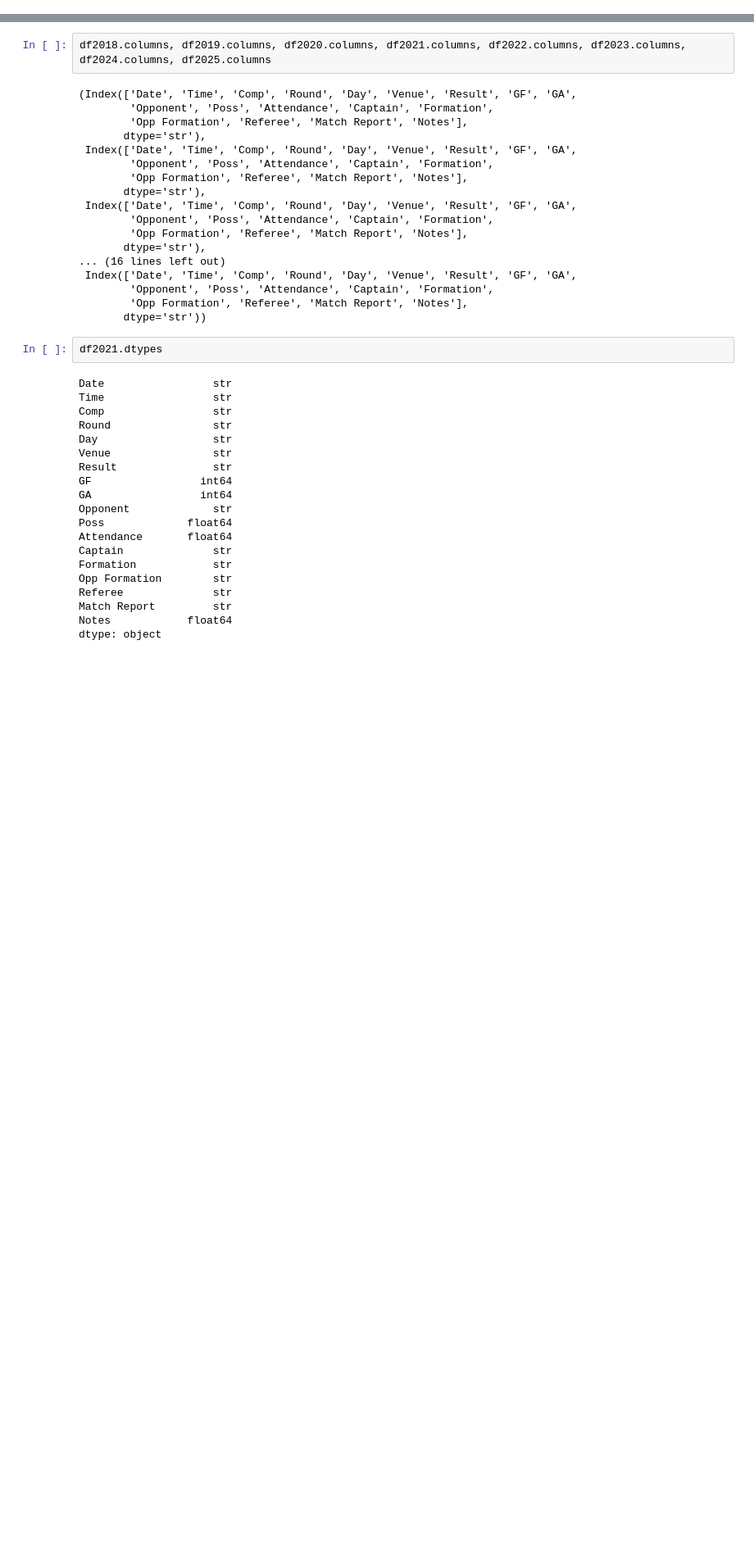
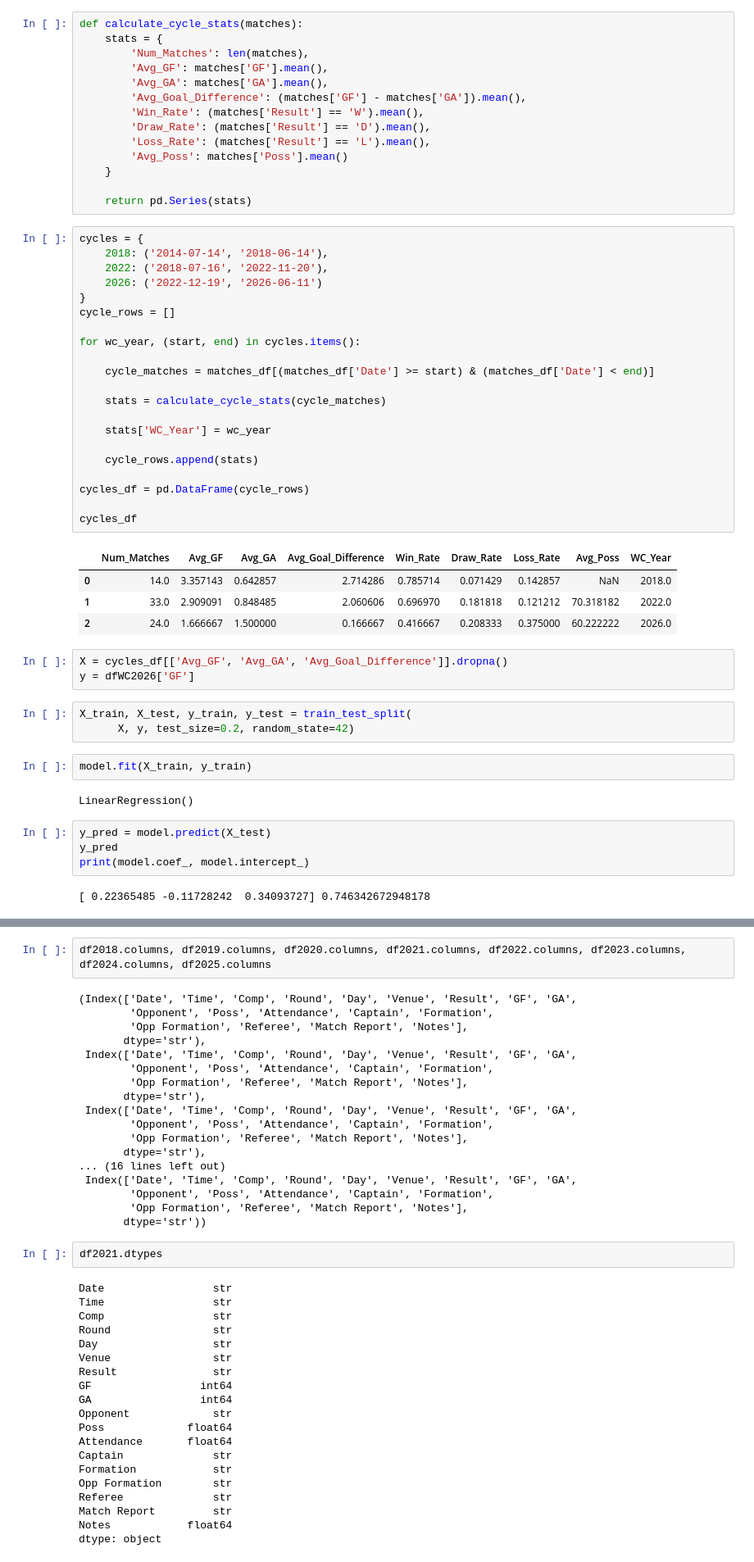
Before and after one commit to aalskdjfhg123/MDST-Sports-Soccer, a Jupyter notebook: germany/attempt2.ipynb, the cells around one changed output, grey strips where cells are left out. Shown at 82% size. Cells and saved outputs as stored; diff of their text form; blank space fills up the shorter version.

```diff
--- a/germany/attempt2.ipynb
+++ b/germany/attempt2.ipynb
@@ -20,0 +119,56 @@ dfWC2026 = pd.read_csv('germany2026WC.csv')
+# %%
+def calculate_cycle_stats(matches):
+    stats = {
+        'Num_Matches': len(matches),
+        'Avg_GF': matches['GF'].mean(),
+        'Avg_GA': matches['GA'].mean(),
+        'Avg_Goal_Difference': (matches['GF'] - matches['GA']).mean(),
+        'Win_Rate': (matches['Result'] == 'W').mean(),
+        'Draw_Rate': (matches['Result'] == 'D').mean(),
+        'Loss_Rate': (matches['Result'] == 'L').mean(),
+        'Avg_Poss': matches['Poss'].mean()
+    }
+
+    return pd.Series(stats)
+# %%
+cycles = {
+    2018: ('2014-07-14', '2018-06-14'),
+    2022: ('2018-07-16', '2022-11-20'),
+    2026: ('2022-12-19', '2026-06-11')
+}
+cycle_rows = []
+
+for wc_year, (start, end) in cycles.items():
+
+    cycle_matches = matches_df[(matches_df['Date'] >= start) & (matches_df['Date'] < end)]
+
+    stats = calculate_cycle_stats(cycle_matches)
+
+    stats['WC_Year'] = wc_year
+
+    cycle_rows.append(stats)
+
+cycles_df = pd.DataFrame(cycle_rows)
+
+cycles_df
+# %% [output]
+|  | Num_Matches | Avg_GF | Avg_GA | Avg_Goal_Difference | Win_Rate | Draw_Rate | Loss_Rate | Avg_Poss | WC_Year |
+| 0 | 14.0 | 3.357143 | 0.642857 | 2.714286 | 0.785714 | 0.071429 | 0.142857 | NaN | 2018.0 |
+| 1 | 33.0 | 2.909091 | 0.848485 | 2.060606 | 0.696970 | 0.181818 | 0.121212 | 70.318182 | 2022.0 |
+| 2 | 24.0 | 1.666667 | 1.500000 | 0.166667 | 0.416667 | 0.208333 | 0.375000 | 60.222222 | 2026.0 |
+# %%
+X = cycles_df[['Avg_GF', 'Avg_GA', 'Avg_Goal_Difference']].dropna()
+y = dfWC2026['GF']
+# %%
+X_train, X_test, y_train, y_test = train_test_split(
+      X, y, test_size=0.2, random_state=42)
+# %%
+model.fit(X_train, y_train)
+# %% [output]
+LinearRegression()
+# %%
+y_pred = model.predict(X_test)
+y_pred
+print(model.coef_, model.intercept_)
+# %% [output]
+[ 0.22365485 -0.11728242  0.34093727] 0.746342672948178
```
Also changed, not shown: parts of 11 cells of this notebook, 4 other files.
